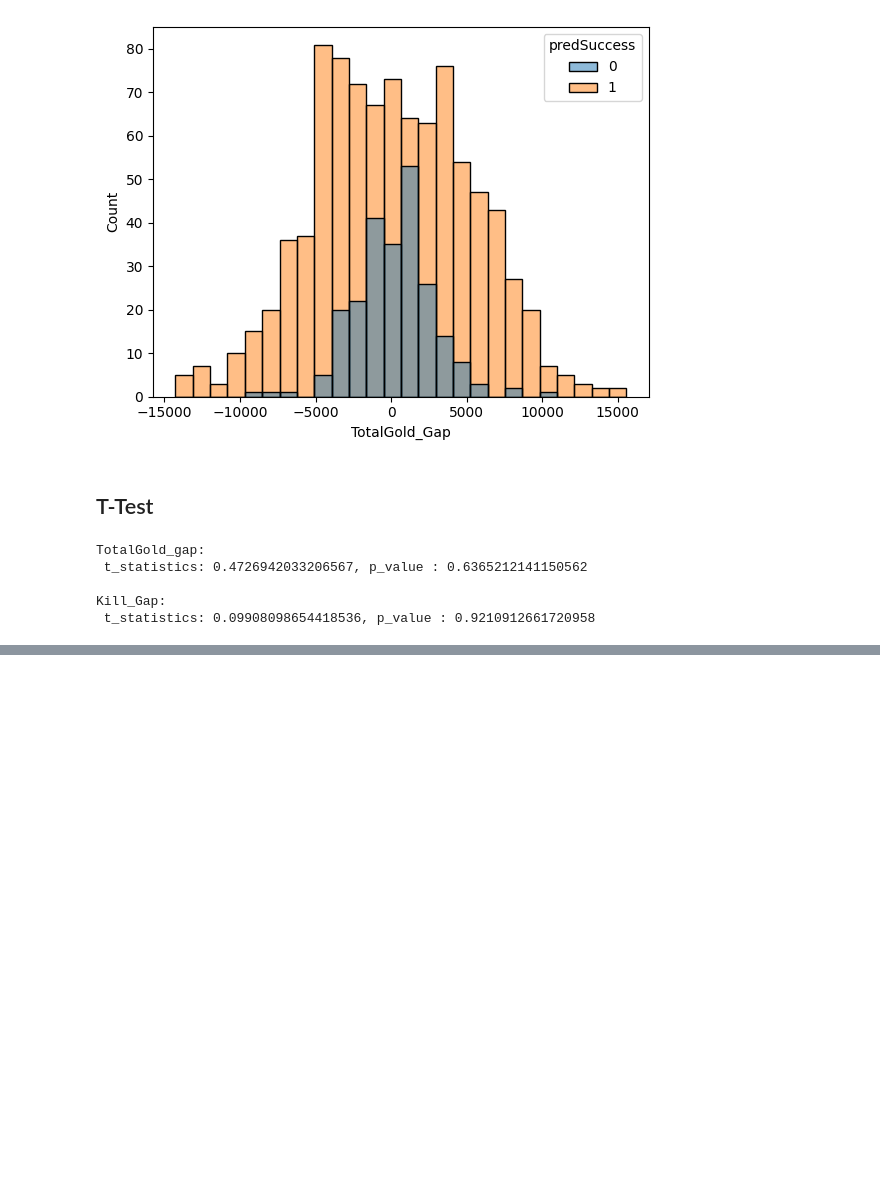
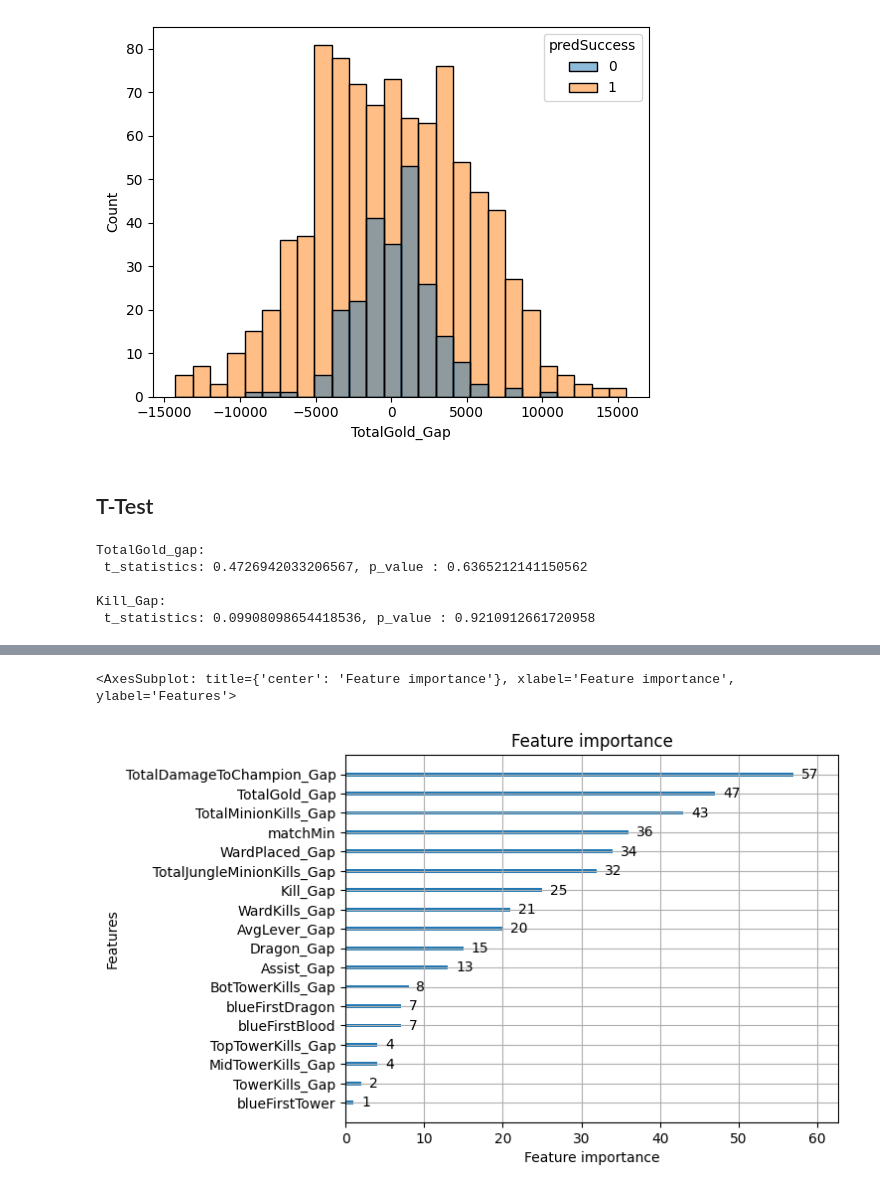
Before and after one commit to chomgid/esports_YSAL, a Jupyter notebook: LOL/CHANGWOOK/Model_final(GM).ipynb, the cells around one changed output, grey strips where cells are left out. Saved outputs shown, nothing was run; the diff lists cells and outputs as text; code cells hidden in the pictures; blank space fills up the shorter version.

```diff
--- a/LOL/CHANGWOOK/Model_final(GM).ipynb
+++ b/LOL/CHANGWOOK/Model_final(GM).ipynb
@@ -211,3 +227,5 @@ TotalGold_gap:
 
 Kill_Gap:
  t_statistics: 0.09908098654418536, p_value : 0.9210912661720958
+# %%
+drop_data = data.drop(["index","Unnamed: 0","humanPrediction","pred","blueWins"], axis=1)
@@ -213,0 +250,2 @@ Kill_Gap:
+# %%
+model, t = lolLGBM.LGBMmodeling(drop_data)
@@ -213,0 +274,5 @@ Kill_Gap:
+# %%
+plot_importance(model)
+# %% [output]
+<AxesSubplot: title={'center': 'Feature importance'}, xlabel='Feature importance', ylabel='Features'>
+[figure, added]
```
Also changed, not shown: parts of 4 cells of this notebook, 4 other files.
